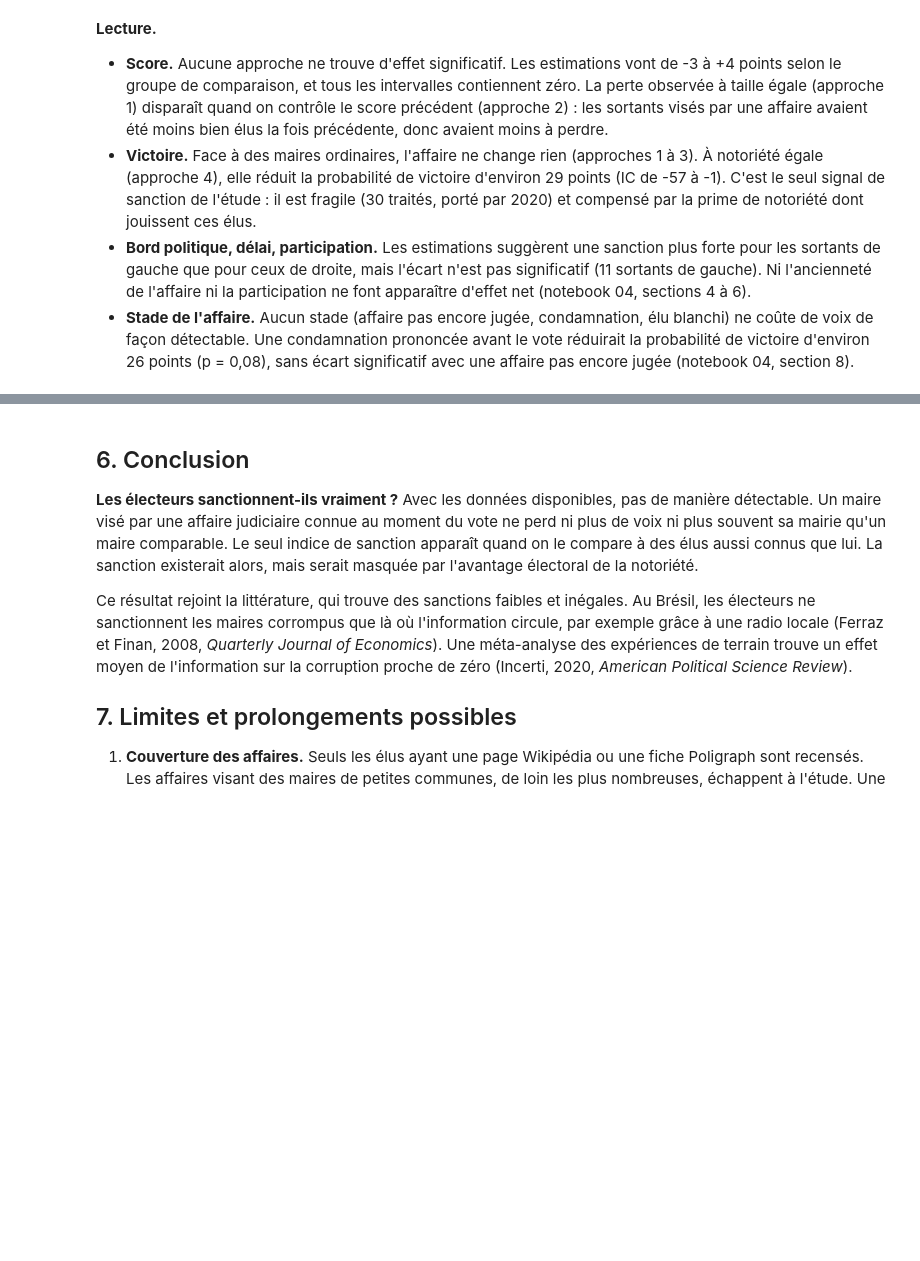
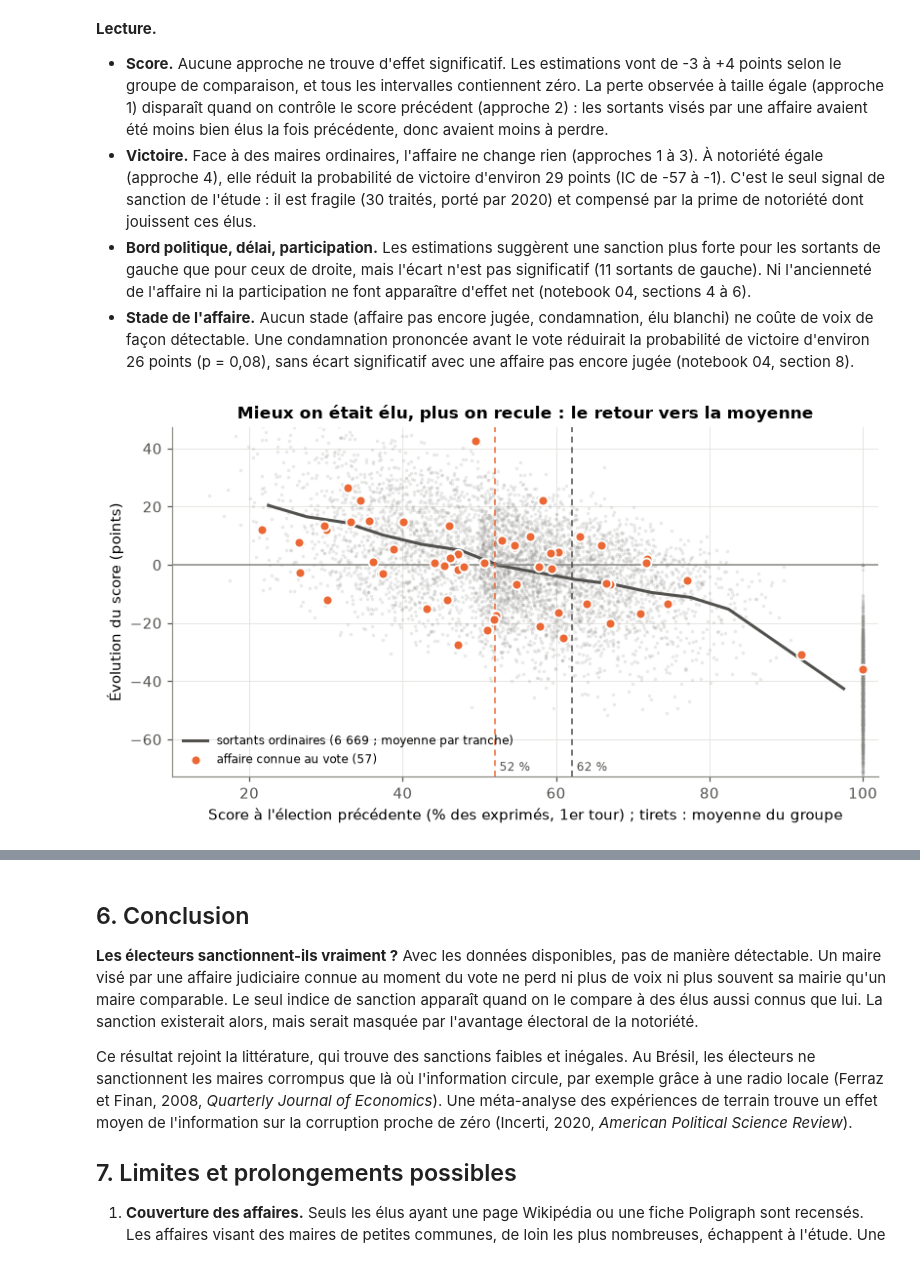
Before and after one commit to QuentinNosmas/Projet_ensae_datascience, a Jupyter notebook: notebooks/00_synthese.ipynb, the cells around one changed output, grey strips where cells are left out. Saved outputs shown, nothing was run; the diff lists cells and outputs as text; code cells hidden in the pictures; blank space fills up the shorter version.

```diff
--- a/notebooks/00_synthese.ipynb
+++ b/notebooks/00_synthese.ipynb
@@ -221,3 +233,8 @@ resultats.round(1)
 - **Victoire.** Face à des maires ordinaires, l'affaire ne change rien (approches 1 à 3). À notoriété égale (approche 4), elle réduit la probabilité de victoire d'environ 29 points (IC de -57 à -1). C'est le seul signal de sanction de l'étude : il est fragile (30 traités, porté par 2020) et compensé par la prime de notoriété dont jouissent ces élus.
 - **Bord politique, délai, participation.** Les estimations suggèrent une sanction plus forte pour les sortants de gauche que pour ceux de droite, mais l'écart n'est pas significatif (11 sortants de gauche). Ni l'ancienneté de l'affaire ni la participation ne font apparaître d'effet net (notebook 04, sections 4 à 6).
 - **Stade de l'affaire.** Aucun stade (affaire pas encore jugée, condamnation, élu blanchi) ne coûte de voix de façon détectable. Une condamnation prononcée avant le vote réduirait la probabilité de victoire d'environ 26 points (p = 0,08), sans écart significatif avec une affaire pas encore jugée (notebook 04, section 8).
+# %%
+G.retour_moyenne(d)
+plt.show()
+# %% [output]
+[figure, added]
```
Also changed, not shown: parts of 3 cells of this notebook, 3 other files.
